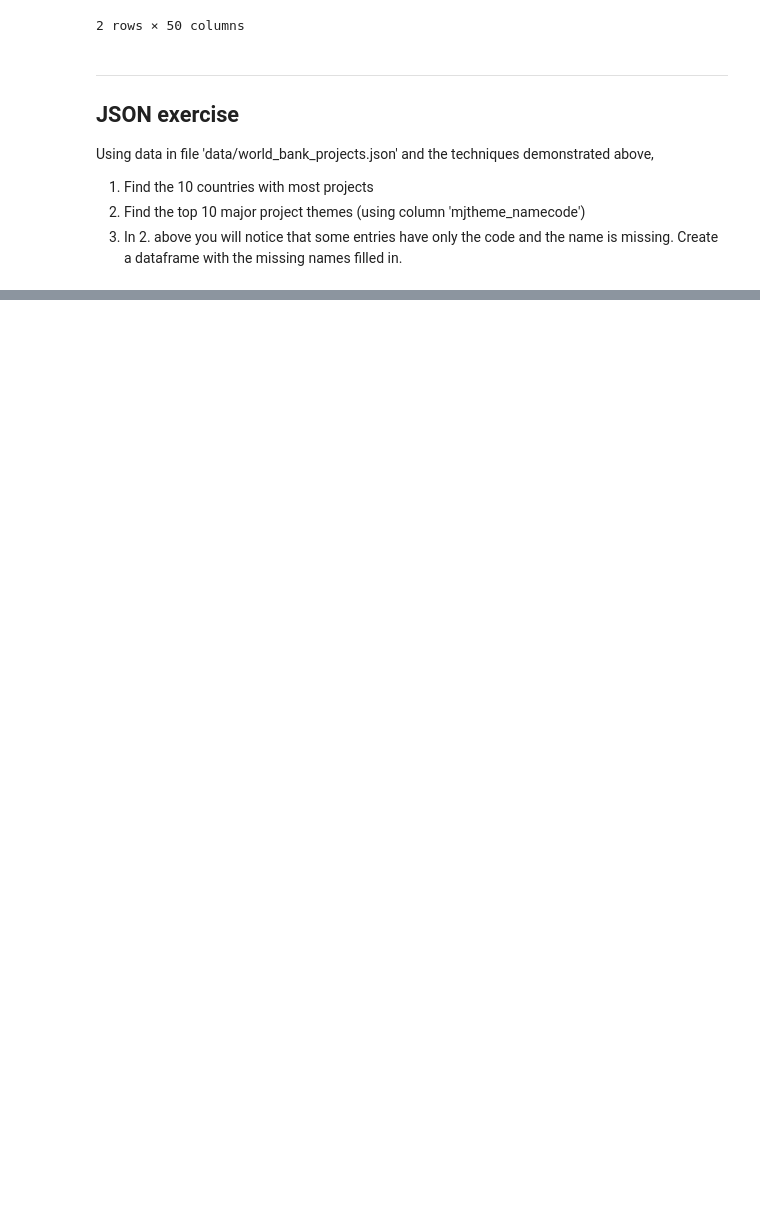
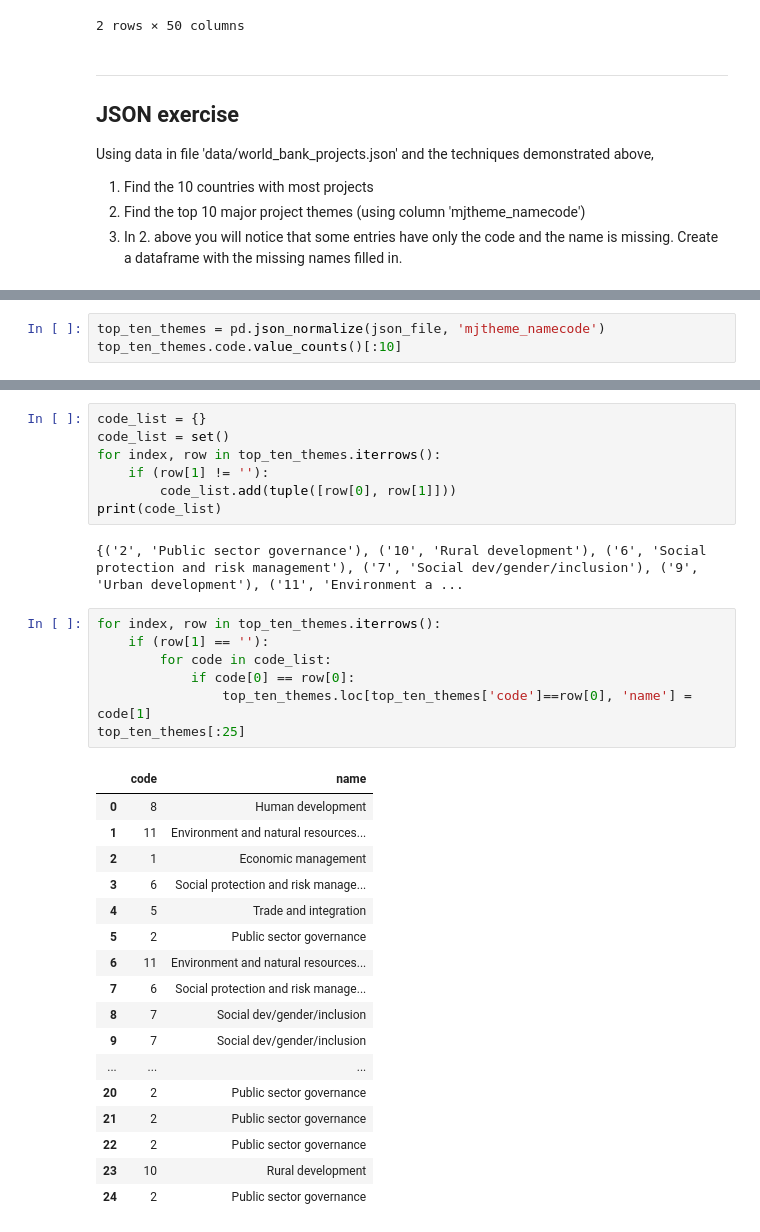
Before and after one commit to sardarchitect/ucsd-mini-projects, a Jupyter notebook: mec-5.4.4-json-data-wrangling-mini-project/Mini_Project_Wrangling_Json_Exercise.ipynb, the cells around one changed output, grey strips where cells are left out. Saved outputs shown, nothing was run; the diff lists cells and outputs as text; blank space fills up the shorter version.

```diff
--- a/mec-5.4.4-json-data-wrangling-mini-project/Mini_Project_Wrangling_Json_Exercise.ipynb
+++ b/mec-5.4.4-json-data-wrangling-mini-project/Mini_Project_Wrangling_Json_Exercise.ipynb
@@ -195,0 +128,3 @@ NameError: name 'major_themes' is not defined
+# %%
+top_ten_themes = pd.json_normalize(json_file, 'mjtheme_namecode')
+top_ten_themes.code.value_counts()[:10]
@@ -195,0 +143,34 @@ NameError: name 'major_themes' is not defined
+# %%
+code_list = {}
+code_list = set()
+for index, row in top_ten_themes.iterrows():
+    if (row[1] != ''):
+        code_list.add(tuple([row[0], row[1]]))
+print(code_list)
+# %% [output]
+{('2', 'Public sector governance'), ('10', 'Rural development'), ('6', 'Social protection and risk management'), ('7', 'Social dev/gender/inclusion'), ('9', 'Urban development'), ('11', 'Environment a ...
+# %%
+for index, row in top_ten_themes.iterrows():
+    if (row[1] == ''):
+        for code in code_list:
+            if code[0] == row[0]:
+                top_ten_themes.loc[top_ten_themes['code']==row[0], 'name'] = code[1]
+top_ten_themes[:25]
+# %% [output]
+|  | code | name |
+| 0 | 8 | Human development |
+| 1 | 11 | Environment and natural resources... |
+| 2 | 1 | Economic management |
+| 3 | 6 | Social protection and risk manage... |
+| 4 | 5 | Trade and integration |
+| 5 | 2 | Public sector governance |
+| 6 | 11 | Environment and natural resources... |
+| 7 | 6 | Social protection and risk manage... |
+| 8 | 7 | Social dev/gender/inclusion |
+| 9 | 7 | Social dev/gender/inclusion |
+| ... | ... | ... |
+| 20 | 2 | Public sector governance |
+| 21 | 2 | Public sector governance |
+| 22 | 2 | Public sector governance |
+| 23 | 10 | Rural development |
+| 24 | 2 | Public sector governance |
```
Also changed, not shown: parts of 9 cells of this notebook.
